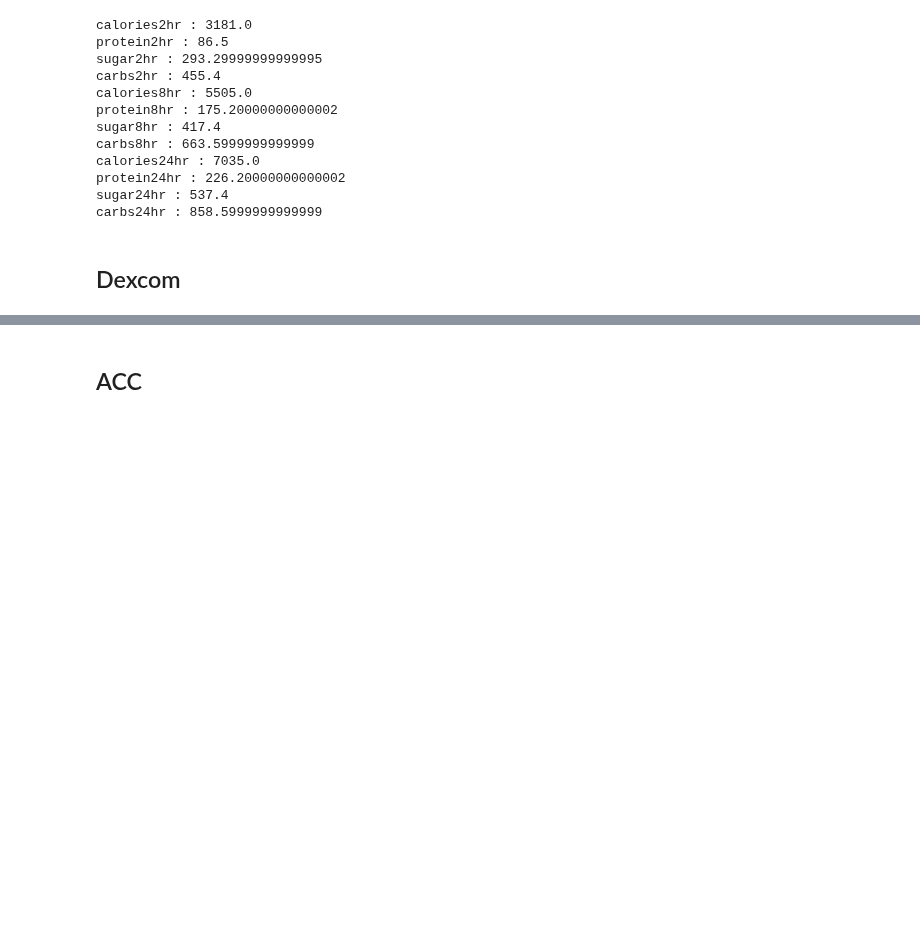
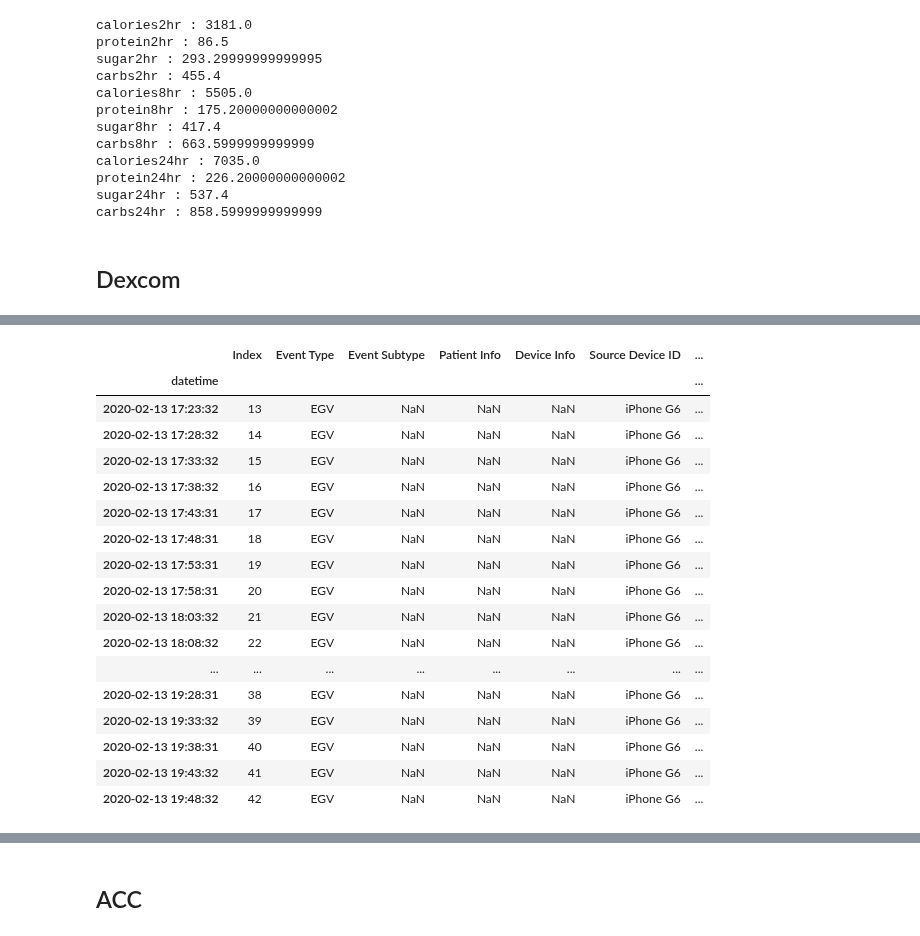
Before and after one commit to mingg12/engineering-newFork, a Jupyter notebook: exploring_digital_biomarkers_a_day.ipynb, the cells around one changed output, grey strips where cells are left out. Cells and saved outputs as stored; diff of their text form; code cells hidden in the pictures; blank space fills up the shorter version.

```diff
--- a/exploring_digital_biomarkers_a_day.ipynb
+++ b/exploring_digital_biomarkers_a_day.ipynb
@@ -136,0 +153,21 @@ dexcom001_df[(dexcom001_df['Timestamp (YYYY-MM-DDThh:mm:ss)'] >= '2020-02-14 00:
+# %%
+dexcom001_df.head(30)
+# %% [output]
+|  | Index | Event Type | Event Subtype | Patient Info | Device Info | Source Device ID | ... |
+| datetime |  |  |  |  |  |  | ... |
+| 2020-02-13 17:23:32 | 13 | EGV | NaN | NaN | NaN | iPhone G6 | ... |
+| 2020-02-13 17:28:32 | 14 | EGV | NaN | NaN | NaN | iPhone G6 | ... |
+| 2020-02-13 17:33:32 | 15 | EGV | NaN | NaN | NaN | iPhone G6 | ... |
+| 2020-02-13 17:38:32 | 16 | EGV | NaN | NaN | NaN | iPhone G6 | ... |
+| 2020-02-13 17:43:31 | 17 | EGV | NaN | NaN | NaN | iPhone G6 | ... |
+| 2020-02-13 17:48:31 | 18 | EGV | NaN | NaN | NaN | iPhone G6 | ... |
+| 2020-02-13 17:53:31 | 19 | EGV | NaN | NaN | NaN | iPhone G6 | ... |
+| 2020-02-13 17:58:31 | 20 | EGV | NaN | NaN | NaN | iPhone G6 | ... |
+| 2020-02-13 18:03:32 | 21 | EGV | NaN | NaN | NaN | iPhone G6 | ... |
+| 2020-02-13 18:08:32 | 22 | EGV | NaN | NaN | NaN | iPhone G6 | ... |
+| ... | ... | ... | ... | ... | ... | ... | ... |
+| 2020-02-13 19:28:31 | 38 | EGV | NaN | NaN | NaN | iPhone G6 | ... |
+| 2020-02-13 19:33:32 | 39 | EGV | NaN | NaN | NaN | iPhone G6 | ... |
+| 2020-02-13 19:38:31 | 40 | EGV | NaN | NaN | NaN | iPhone G6 | ... |
+| 2020-02-13 19:43:32 | 41 | EGV | NaN | NaN | NaN | iPhone G6 | ... |
+| 2020-02-13 19:48:32 | 42 | EGV | NaN | NaN | NaN | iPhone G6 | ... |
```
Also changed, not shown: parts of 9 cells of this notebook.
